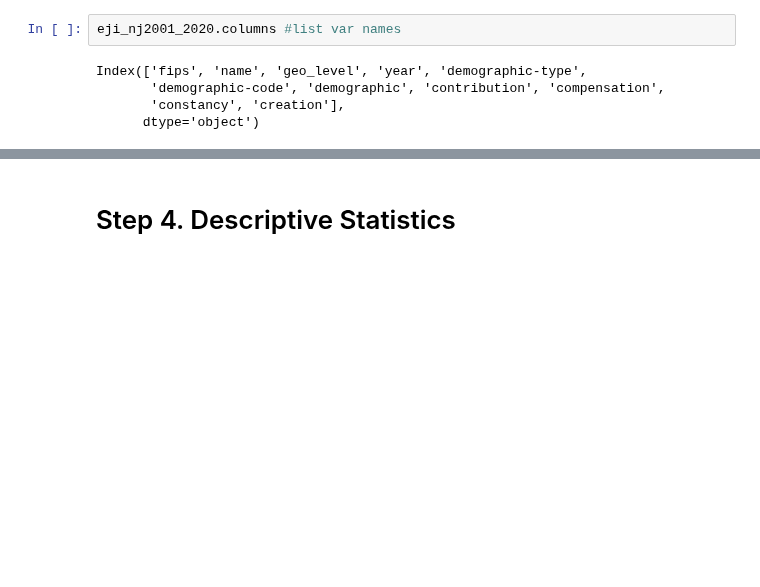
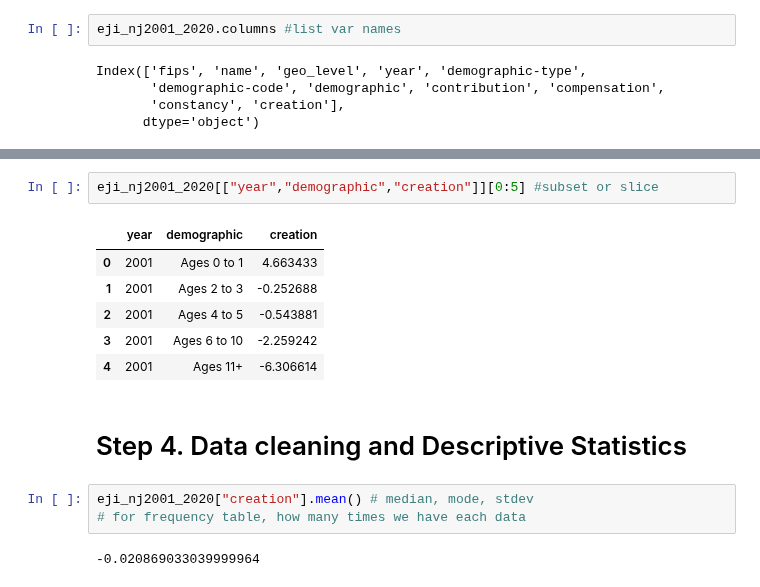
Before and after one commit to shirleyrutgers/DataVis, a Jupyter notebook: ps0.ipynb, the cells around one changed output, grey strips where cells are left out. Drawn from its saved outputs; the diff is of its cells as text; blank space fills up the shorter version.

```diff
--- a/ps0.ipynb
+++ b/ps0.ipynb
@@ -159,2 +169,16 @@ eji_nj2001_2020.tail(2)
+# %%
+eji_nj2001_2020[["year","demographic","creation"]][0:5] #subset or slice
+# %% [output]
+|  | year | demographic | creation |
+| 0 | 2001 | Ages 0 to 1 | 4.663433 |
+| 1 | 2001 | Ages 2 to 3 | -0.252688 |
+| 2 | 2001 | Ages 4 to 5 | -0.543881 |
+| 3 | 2001 | Ages 6 to 10 | -2.259242 |
+| 4 | 2001 | Ages 11+ | -6.306614 |
 # %% [markdown]
-# Step 4. Descriptive Statistics
+# Step 4. Data cleaning and Descriptive Statistics
+# %%
+eji_nj2001_2020["creation"].mean() # median, mode, stdev
+# for frequency table, how many times we have each data
+# %% [output]
+-0.020869033039999964
```
Also changed, not shown: parts of 2 cells of this notebook.
